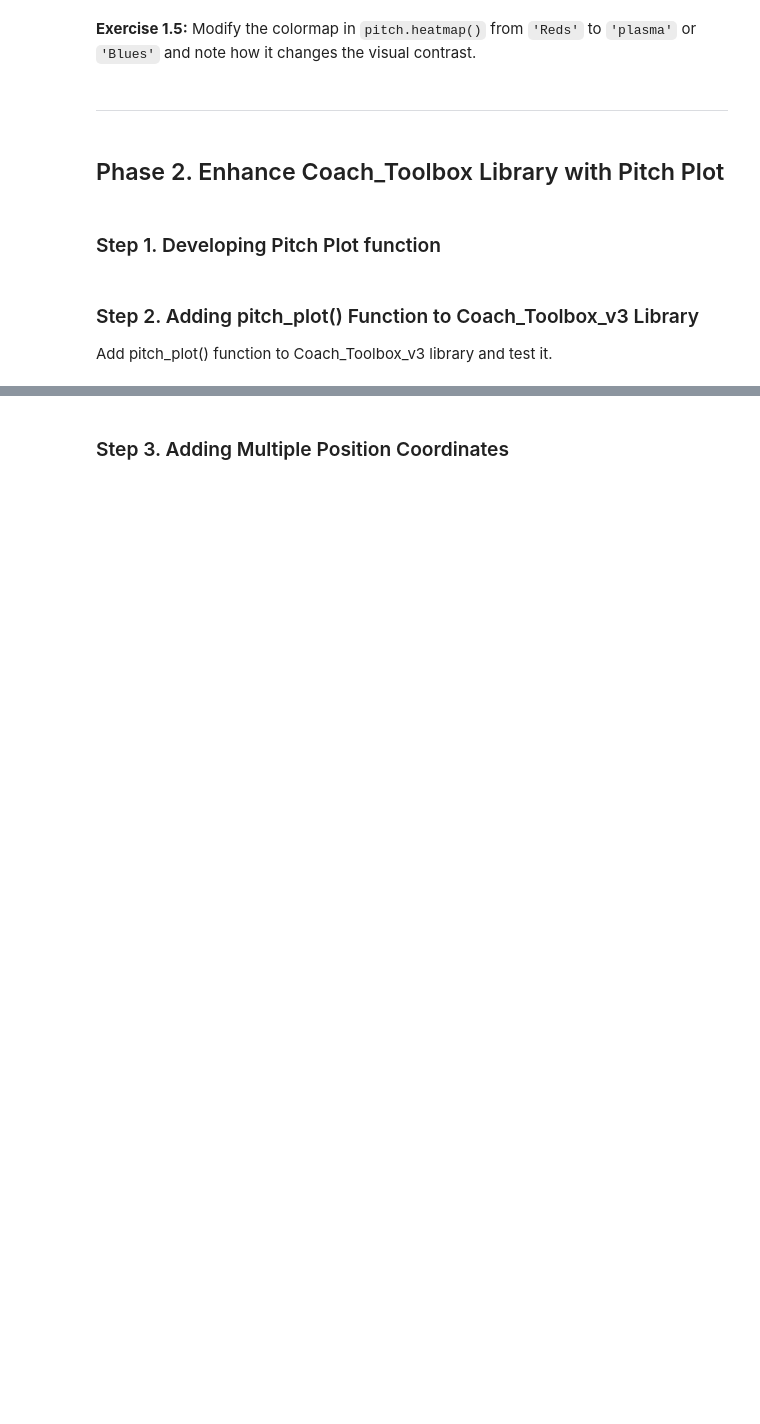
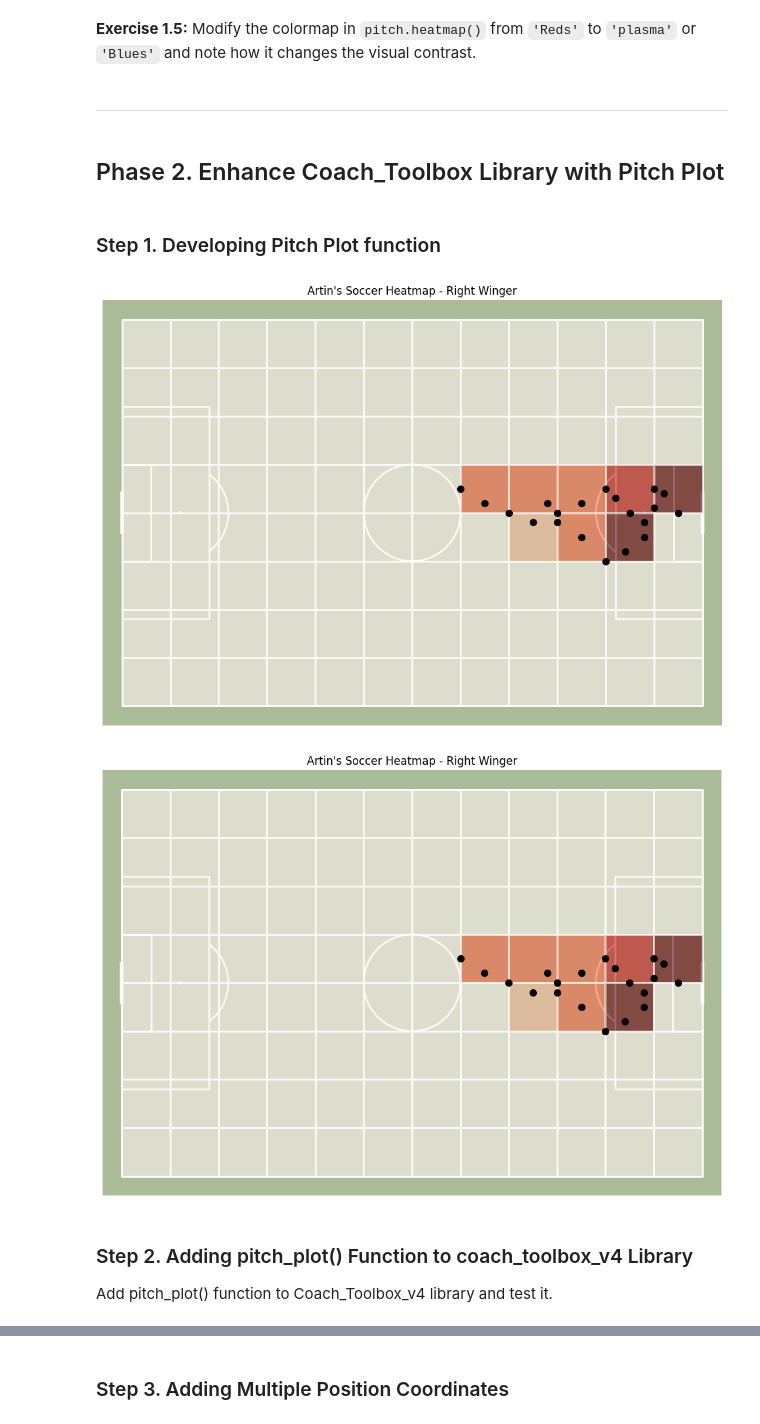
Before and after one commit to MaryamRA/KidsShield-Soccer-AI, a Jupyter notebook: Mission12/Mission12.ipynb, the cells around one changed output, grey strips where cells are left out. Drawn from its saved outputs; the diff is of its cells as text; code cells hidden in the pictures; blank space fills up the shorter version.

Commit message:
update toolbox

```diff
--- a/Mission12/Mission12.ipynb
+++ b/Mission12/Mission12.ipynb
@@ -268,41 +319,65 @@ plt.show()
 # %% [markdown]
 ### Step 1. Developing Pitch Plot function
 # %%
-import pandas as pd
-import matplotlib.pyplot as plt
-from mplsoccer import Pitch
+def pitch_plot(player, position, csv_file):
+
+    movement_df = pd.read_csv(csv_file)
+
+    x_coordinates = movement_df["x_coordinates"]
+    y_coordinates = movement_df["y_coordinates"]
 
 
-def pitch_plot (player, position, csv_file):
+    pitch = Pitch(
+        pitch_type='statsbomb',
+        pitch_color='#aabb97',
+        line_color='white'
+    )
 
-    # 1. Load CSV
-    movement_df = pd.read_csv(csv_file)
-    x_coordinates = movement_df["x"]
-    y_coordinates = movement_df["y"]
+    fig, ax = pitch.draw(figsize=(10,7))
 
 
-    # 2. Create a professional soccer pitch layout
-    pitch = Pitch(pitch_type='statsbomb', pitch_color='#aabb97', line_color='white')
-    fig, ax = pitch.draw(figsize=(10, 7))
+    bin_statistic = pitch.bin_statistic(
+        x_coordinates,
+        y_coordinates,
+        statistic='count',
+        bins=(12,8)
+    )
 
 
-    # 3. Plot the touches as a heatmap (2D Histogram)
-    bin_statistic = pitch.bin_statistic(x_coordinates, y_coordinates, statistic='count', bins=(12, 8))
-    pcm = pitch.heatmap(bin_statistic, ax=ax, cmap='Reds', edgecolor='#f9f9f9', alpha=0.6)
+    pitch.heatmap(
+        bin_statistic,
+        ax=ax,
+        cmap='Reds',
+        edgecolor='white',
+        alpha=0.6
+    )
 
-    # 4. Draw individual touch points on top
-    pitch.scatter(x_coordinates, y_coordinates, c='black', s=50, ax=ax, label='Ball Touches')
 
-    plt.title(f"{player}'s Soccer Heatmap - {position}", fontsize=18, fontweight='bold', pad=15)
-    plt.savefig("phase1_heatmap.png", bbox_inches='tight')
-    plt.show()
+    pitch.scatter(
+        x_coordinates,
+        y_coordinates,
+        c='black',
+        s=50,
+        ax=ax
+    )
+
+
+    plt.title(
+        f"{player}'s Soccer Heatmap - {position}"
+    )
+
+
+    return fig
 
 # test your function
 player = "Artin"
 position = "Right Winger"
 csv_file = "player_movement.csv"
 
 pitch_plot(player, position, csv_file)
+# %% [output]
+[figure, added]
+[figure, added]
 # %% [markdown]
-### Step 2. Adding pitch_plot() Function to Coach_Toolbox_v3 Library
-Add pitch_plot() function to Coach_Toolbox_v3 library and test it.
+### Step 2. Adding pitch_plot() Function to coach_toolbox_v4 Library
+Add pitch_plot() function to Coach_Toolbox_v4 library and test it.
```
Also changed, not shown: parts of 14 cells of this notebook, 6 other files.
